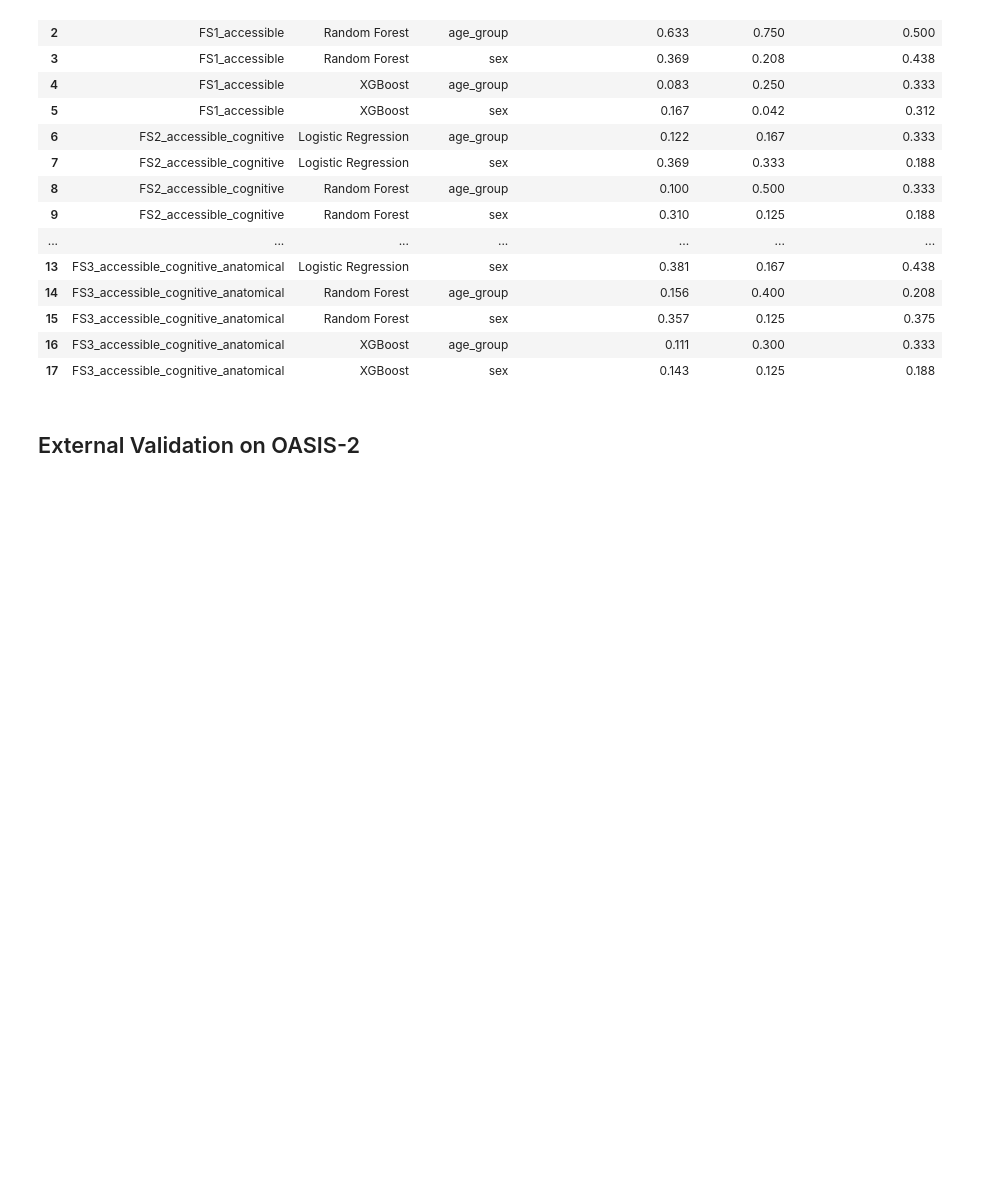
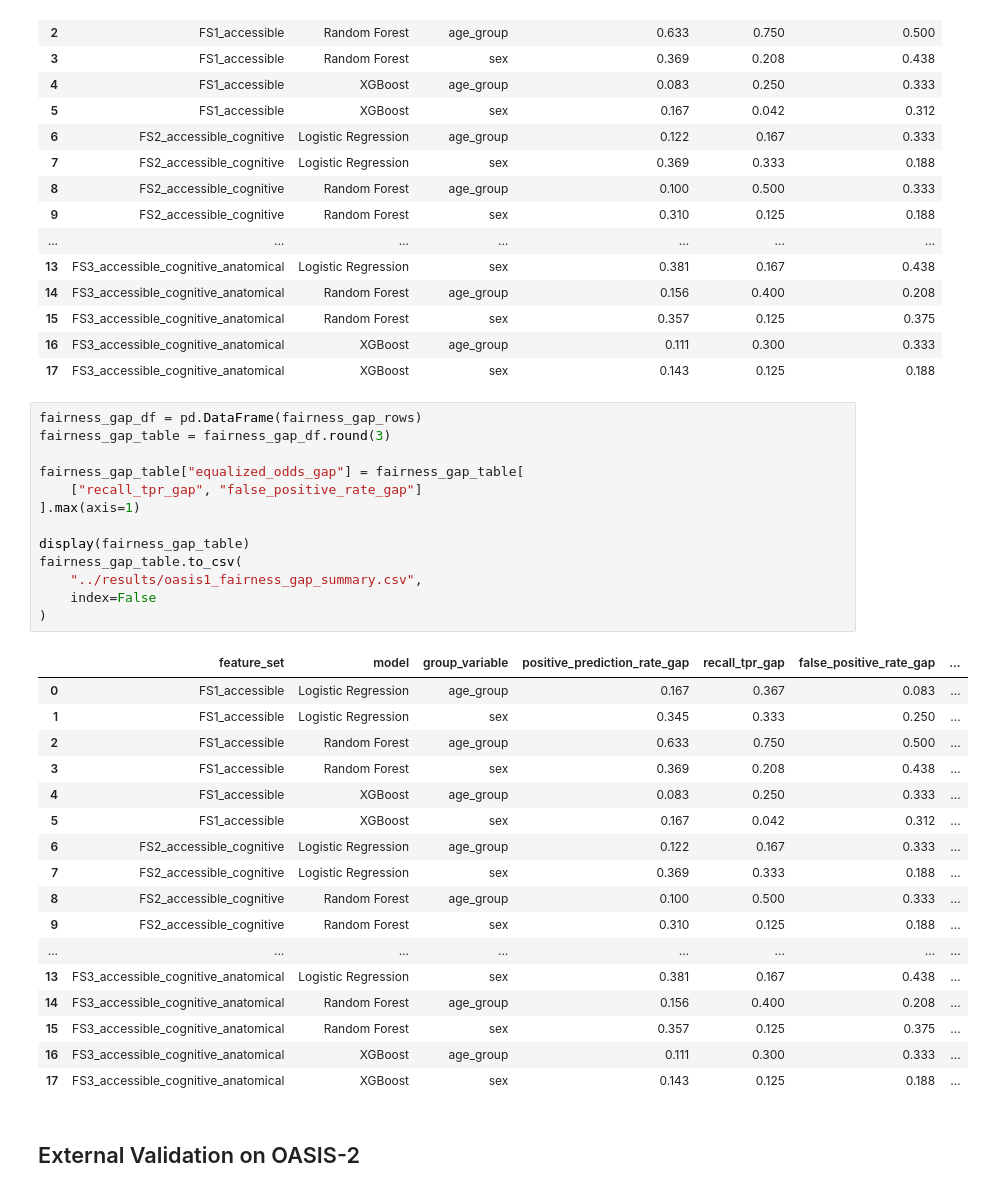
Before and after one commit to Merle16/Thesis-DS, a Jupyter notebook: notebooks/Pipeline.ipynb, the cells around one changed output. Cells and saved outputs as stored; diff of their text form; blank space fills up the shorter version.

```diff
--- a/notebooks/Pipeline.ipynb
+++ b/notebooks/Pipeline.ipynb
@@ -997,6 +924,37 @@ fairness_gap_table.to_csv(
 | 15 | FS3_accessible_cognitive_anatomical | Random Forest | sex | 0.357 | 0.125 | 0.375 |
 | 16 | FS3_accessible_cognitive_anatomical | XGBoost | age_group | 0.111 | 0.300 | 0.333 |
 | 17 | FS3_accessible_cognitive_anatomical | XGBoost | sex | 0.143 | 0.125 | 0.188 |
+# %%
+fairness_gap_df = pd.DataFrame(fairness_gap_rows)
+fairness_gap_table = fairness_gap_df.round(3)
+
+fairness_gap_table["equalized_odds_gap"] = fairness_gap_table[
+    ["recall_tpr_gap", "false_positive_rate_gap"]
+].max(axis=1)
+
+display(fairness_gap_table)
+fairness_gap_table.to_csv(
+    "../results/oasis1_fairness_gap_summary.csv",
+    index=False
+)
+# %% [output]
+|  | feature_set | model | group_variable | positive_prediction_rate_gap | recall_tpr_gap | false_positive_rate_gap | ... |
+| 0 | FS1_accessible | Logistic Regression | age_group | 0.167 | 0.367 | 0.083 | ... |
+| 1 | FS1_accessible | Logistic Regression | sex | 0.345 | 0.333 | 0.250 | ... |
+| 2 | FS1_accessible | Random Forest | age_group | 0.633 | 0.750 | 0.500 | ... |
+| 3 | FS1_accessible | Random Forest | sex | 0.369 | 0.208 | 0.438 | ... |
+| 4 | FS1_accessible | XGBoost | age_group | 0.083 | 0.250 | 0.333 | ... |
+| 5 | FS1_accessible | XGBoost | sex | 0.167 | 0.042 | 0.312 | ... |
+| 6 | FS2_accessible_cognitive | Logistic Regression | age_group | 0.122 | 0.167 | 0.333 | ... |
+| 7 | FS2_accessible_cognitive | Logistic Regression | sex | 0.369 | 0.333 | 0.188 | ... |
+| 8 | FS2_accessible_cognitive | Random Forest | age_group | 0.100 | 0.500 | 0.333 | ... |
+| 9 | FS2_accessible_cognitive | Random Forest | sex | 0.310 | 0.125 | 0.188 | ... |
+| ... | ... | ... | ... | ... | ... | ... | ... |
+| 13 | FS3_accessible_cognitive_anatomical | Logistic Regression | sex | 0.381 | 0.167 | 0.438 | ... |
+| 14 | FS3_accessible_cognitive_anatomical | Random Forest | age_group | 0.156 | 0.400 | 0.208 | ... |
+| 15 | FS3_accessible_cognitive_anatomical | Random Forest | sex | 0.357 | 0.125 | 0.375 | ... |
+| 16 | FS3_accessible_cognitive_anatomical | XGBoost | age_group | 0.111 | 0.300 | 0.333 | ... |
+| 17 | FS3_accessible_cognitive_anatomical | XGBoost | sex | 0.143 | 0.125 | 0.188 | ... |
 # %% [markdown]
 ## External Validation on OASIS-2
 # %%
```
Also changed, not shown: parts of 4 cells of this notebook, 8 other files.
